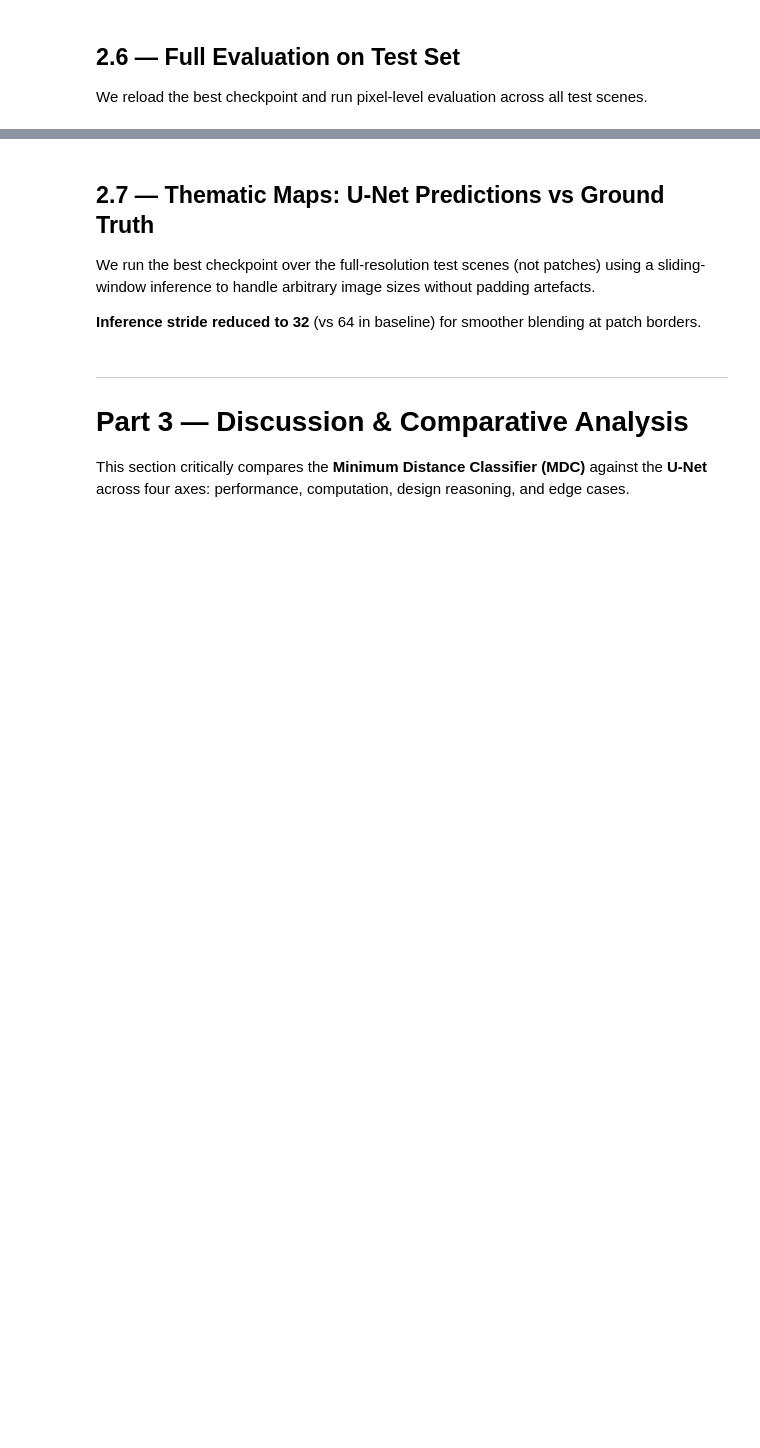
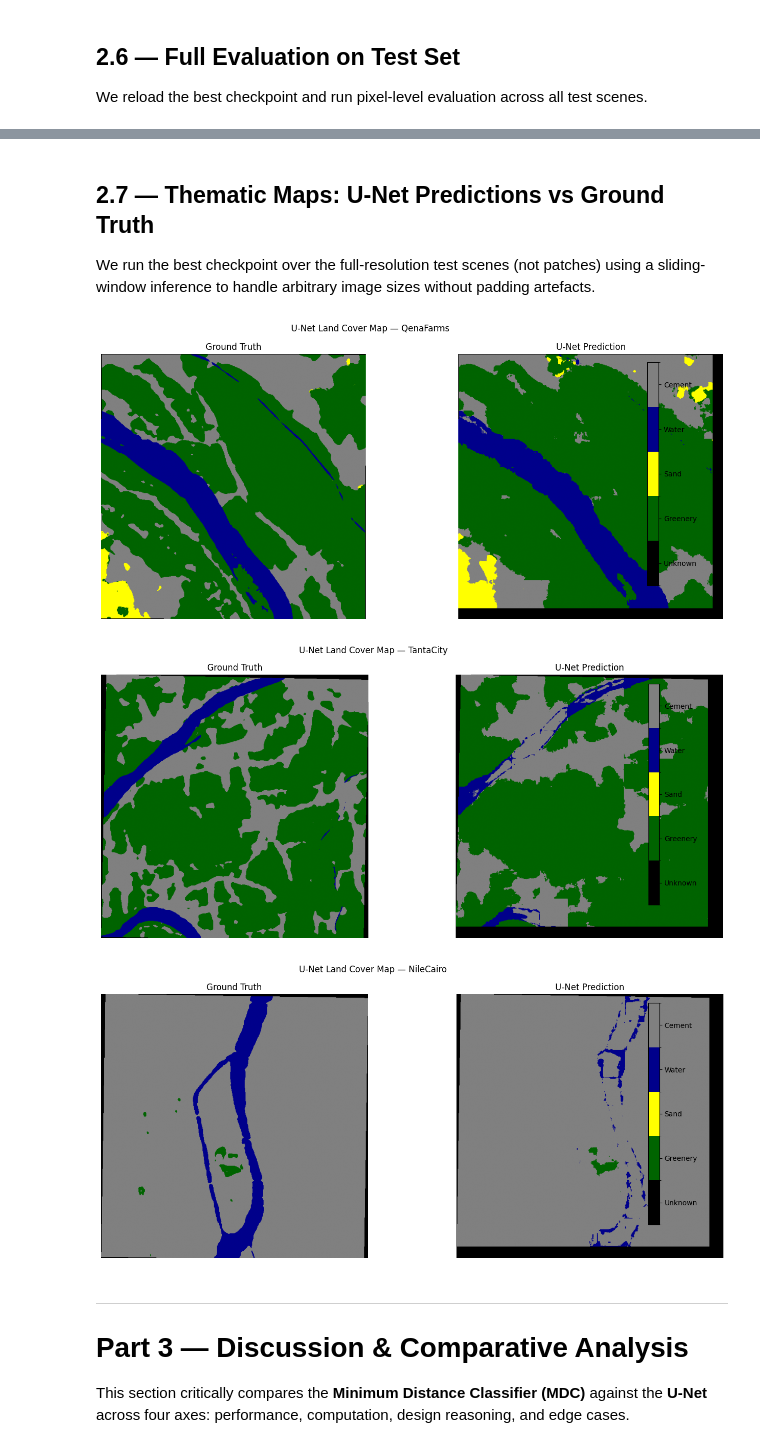
Before and after one commit to CMP26/sat_Project, a Jupyter notebook: sat_project.ipynb, the cells around one changed output, grey strips where cells are left out. Cells and saved outputs as stored; diff of their text form; code cells hidden in the pictures; blank space fills up the shorter version.

```diff
--- a/sat_project.ipynb
+++ b/sat_project.ipynb
@@ -935,16 +1002,16 @@ Best val mIoU: 0.0000
 # %% [markdown]
 ## 2.5 — Training Curves
 # %%
-epochs_ran = range(1, len(history['train_loss']) + 1)
+epochs = range(1, NUM_EPOCHS + 1)
 fig, axes = plt.subplots(1, 2, figsize=(14, 5))
 
-axes[0].plot(epochs_ran, history['train_loss'], label='Train')
-axes[0].plot(epochs_ran, history['val_loss'],   label='Val')
-axes[0].set_xlabel('Epoch'); axes[0].set_ylabel('CE + Dice Loss')
+axes[0].plot(epochs, history['train_loss'], label='Train')
+axes[0].plot(epochs, history['val_loss'],   label='Val')
+axes[0].set_xlabel('Epoch'); axes[0].set_ylabel('Cross-Entropy Loss')
 axes[0].set_title('Training & Validation Loss'); axes[0].legend()
 
-axes[1].plot(epochs_ran, history['train_miou'], label='Train')
-axes[1].plot(epochs_ran, history['val_miou'],   label='Val')
+axes[1].plot(epochs, history['train_miou'], label='Train')
+axes[1].plot(epochs, history['val_miou'],   label='Val')
 axes[1].set_xlabel('Epoch'); axes[1].set_ylabel('mIoU')
 axes[1].set_title('Training & Validation mIoU'); axes[1].legend()
 
@@ -1018,67 +1117,71 @@ FileNotFoundError: [Errno 2] No such file or directory: 'models/unet_best.pth'
 ## 2.7 — Thematic Maps: U-Net Predictions vs Ground Truth
 
 We run the best checkpoint over the full-resolution test scenes (not patches) using a sliding-window inference to handle arbitrary image sizes without padding artefacts.
-
-**Inference stride reduced to 32** (vs 64 in baseline) for smoother blending at patch borders.
 # %%
-def sliding_window_predict(features_np, patch_size=128, stride=32):
+def sliding_window_predict(features_np, patch_size=128, stride=64):
     """
     Run the U-Net over a full scene using a sliding window.
     Overlapping predictions are averaged before argmax.
-    Stride=32 (vs baseline 64) gives denser overlap and smoother boundary blending.
     features_np : (17, H, W) float32
     """
     model.eval()
     _, H, W = features_np.shape
-    logit_sum = np.zeros((NUM_CLASSES, H, W), dtype=np.float32)
-    count_map = np.zeros((H, W),              dtype=np.float32)
+    logit_sum   = np.zeros((NUM_CLASSES, H, W), dtype=np.float32)
+    count_map   = np.zeros((H, W),              dtype=np.float32)
 
     with torch.no_grad():
         for r in range(0, H - patch_size + 1, stride):
             for c in range(0, W - patch_size + 1, stride):
                 patch = features_np[:, r:r+patch_size, c:c+patch_size]
                 t     = torch.from_numpy(patch).unsqueeze(0).to(DEVICE)   # (1,17,P,P)
-                with autocast():
-                    logit = model(t).squeeze(0).cpu().float().numpy()      # (5,P,P)
+                logit = model(t).squeeze(0).cpu().numpy()                  # (5,P,P)
                 logit_sum[:, r:r+patch_size, c:c+patch_size] += logit
                 count_map[r:r+patch_size, c:c+patch_size]    += 1.0
 
-    count_map = np.maximum(count_map, 1)
+    count_map = np.maximum(count_map, 1)                # avoid div-by-zero at borders
     avg_logit = logit_sum / count_map[np.newaxis, :, :]
-    return avg_logit.argmax(axis=0)   # (H, W) class map
+    return avg_logit.argmax(axis=0)                     # (H, W) class map
 
 
 def make_unet_thematic_map(location_name):
     model.load_state_dict(torch.load(BEST_MODEL_PATH, map_location=DEVICE))
 
-    features, mask = load_image_and_mask(location_name)
+    features, mask, bands = load_image_and_mask(location_name)
     pred_img = sliding_window_predict(features.astype(np.float32), PATCH_SIZE)
 
     # keep unknown border pixels as 0
     pred_img[mask == 0] = 0
-
+    # after sliding_window_predict(), apply NDWI override
+    # ndwi = (bands[2] - bands[7]) / (bands[2] + bands[7] + 1e-10)  # B3-B8
+    # pred_img[ndwi > 0.20] = 3  # force Water class where NDWI is clearly positive
+    # pred_img[mask == 0] = 0     # restore border mask
+#
     colors = ['black', 'darkgreen', 'yellow', 'darkblue', 'gray']
     cmap   = mcolors.ListedColormap(colors)
     norm   = mcolors.BoundaryNorm([0, 1, 2, 3, 4, 5], cmap.N)
 
     fig, axes = plt.subplots(1, 2, figsize=(14, 6))
     axes[0].imshow(mask,     cmap=cmap, norm=norm)
     axes[0].set_title('Ground Truth');     axes[0].axis('off')
 
     im = axes[1].imshow(pred_img, cmap=cmap, norm=norm)
     axes[1].set_title('U-Net Prediction'); axes[1].axis('off')
 
     cbar = plt.colorbar(im, ax=axes, ticks=[0.5,1.5,2.5,3.5,4.5],
                         fraction=0.02, pad=0.04)
     cbar.ax.set_yticklabels(['Unknown','Greenery','Sand','Water','Cement'])
 
     plt.suptitle(f'U-Net Land Cover Map — {location_name}')
     plt.tight_layout()
     plt.savefig(os.path.join(MODEL_FOLDER, f'{location_name}_unet_prediction.png'), dpi=150)
     plt.show()
 
 for loc in TEST_LOCS[:3]:
     make_unet_thematic_map(loc)
+# %% [output]
+[figure, added]
+[figure, added]
+[figure, added]
 # %% [markdown]
 ---
 # Part 3 — Discussion & Comparative Analysis
```
Also changed, not shown: parts of 29 cells of this notebook.
